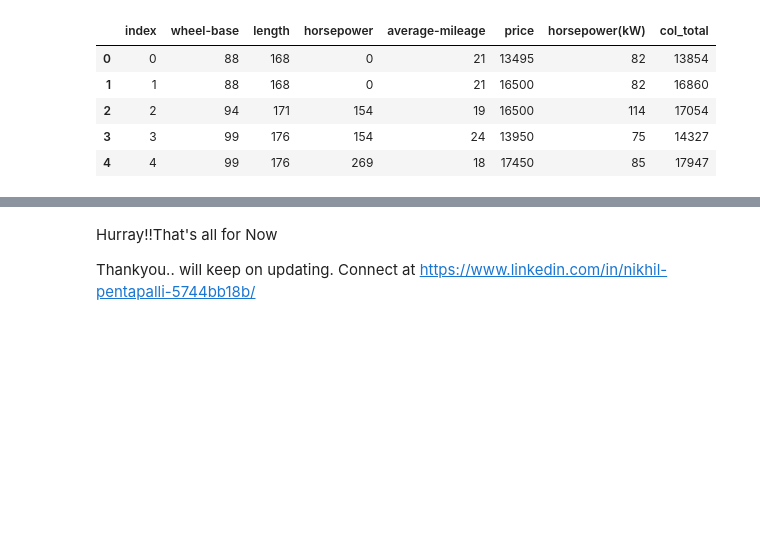
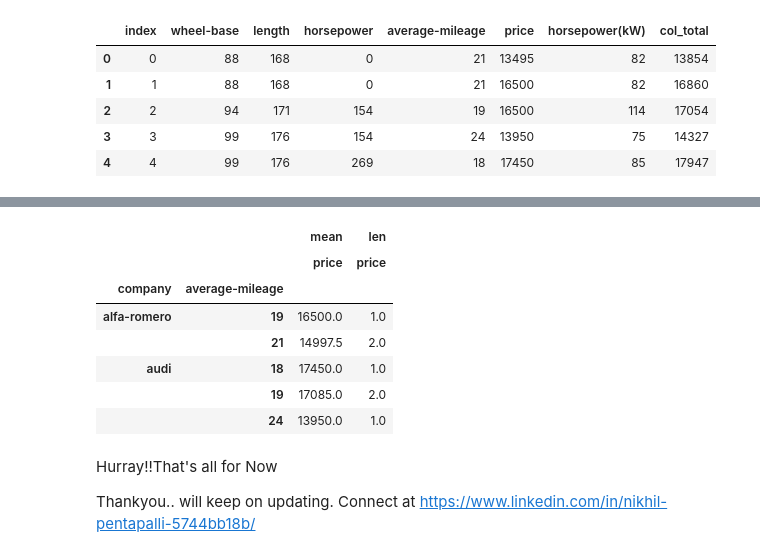
Before and after one commit to psssnikhil/medium, a Jupyter notebook: Pandas/Pandas_Complete_Mastery(A_Z).ipynb, the cells around one changed output, grey strips where cells are left out. Cells and saved outputs as stored; diff of their text form; code cells hidden in the pictures; blank space fills up the shorter version.

```diff
--- a/Pandas/Pandas_Complete_Mastery(A_Z).ipynb
+++ b/Pandas/Pandas_Complete_Mastery(A_Z).ipynb
@@ -746,3 +761,15 @@ df_new1.head()
+# %%
+pivot=pd.pivot_table(df,index=["company","average-mileage"],values=["price"],aggfunc=[np.mean,len])
+pivot.head()
+# %% [output]
+|  |  | mean | len |
+|  |  | price | price |
+| company | average-mileage |  |  |
+| alfa-romero | 19 | 16500.0 | 1.0 |
+|  | 21 | 14997.5 | 2.0 |
+| audi | 18 | 17450.0 | 1.0 |
+|  | 19 | 17085.0 | 2.0 |
+|  | 24 | 13950.0 | 1.0 |
 # %% [markdown]
 Hurray!!That's all for Now
 
```
Also changed, not shown: parts of 5 cells of this notebook.
